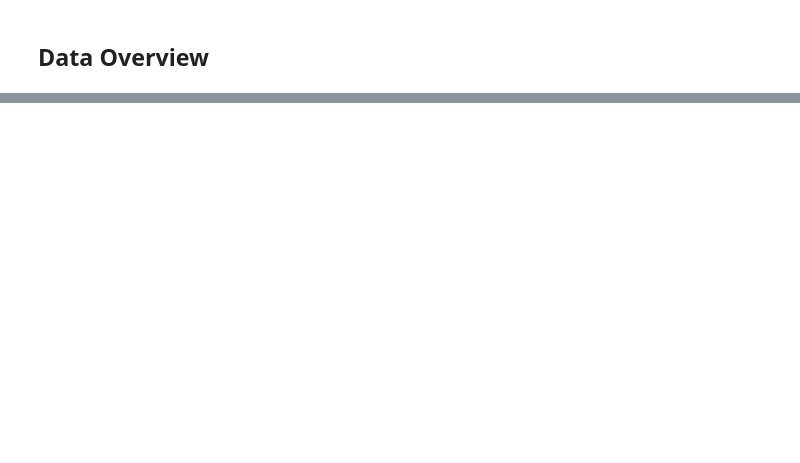
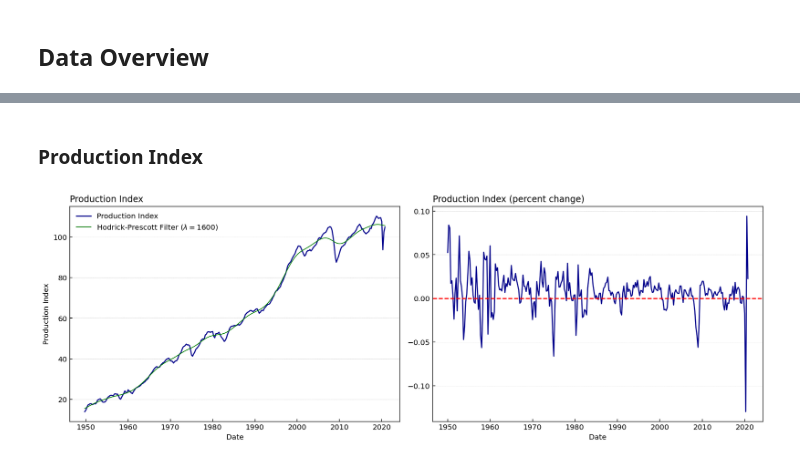
Before and after one commit to LeonHackl/TimeSeries-Forecasting, a Jupyter notebook: DataPreparation-Python.ipynb, the cells around one changed output, grey strips where cells are left out. Cells and saved outputs as stored; diff of their text form; code cells hidden in the pictures; blank space fills up the shorter version.

```diff
--- a/DataPreparation-Python.ipynb
+++ b/DataPreparation-Python.ipynb
@@ -233,0 +106,6 @@ testing.to_csv(os.getcwd() + "/Data/testing.csv")
+# %% [markdown]
+### Production Index
+# %%
+graph_plot(df["IPI"], "Production Index")
+# %% [output]
+[figure, added]
```
Also changed, not shown: parts of 75 cells of this notebook.
